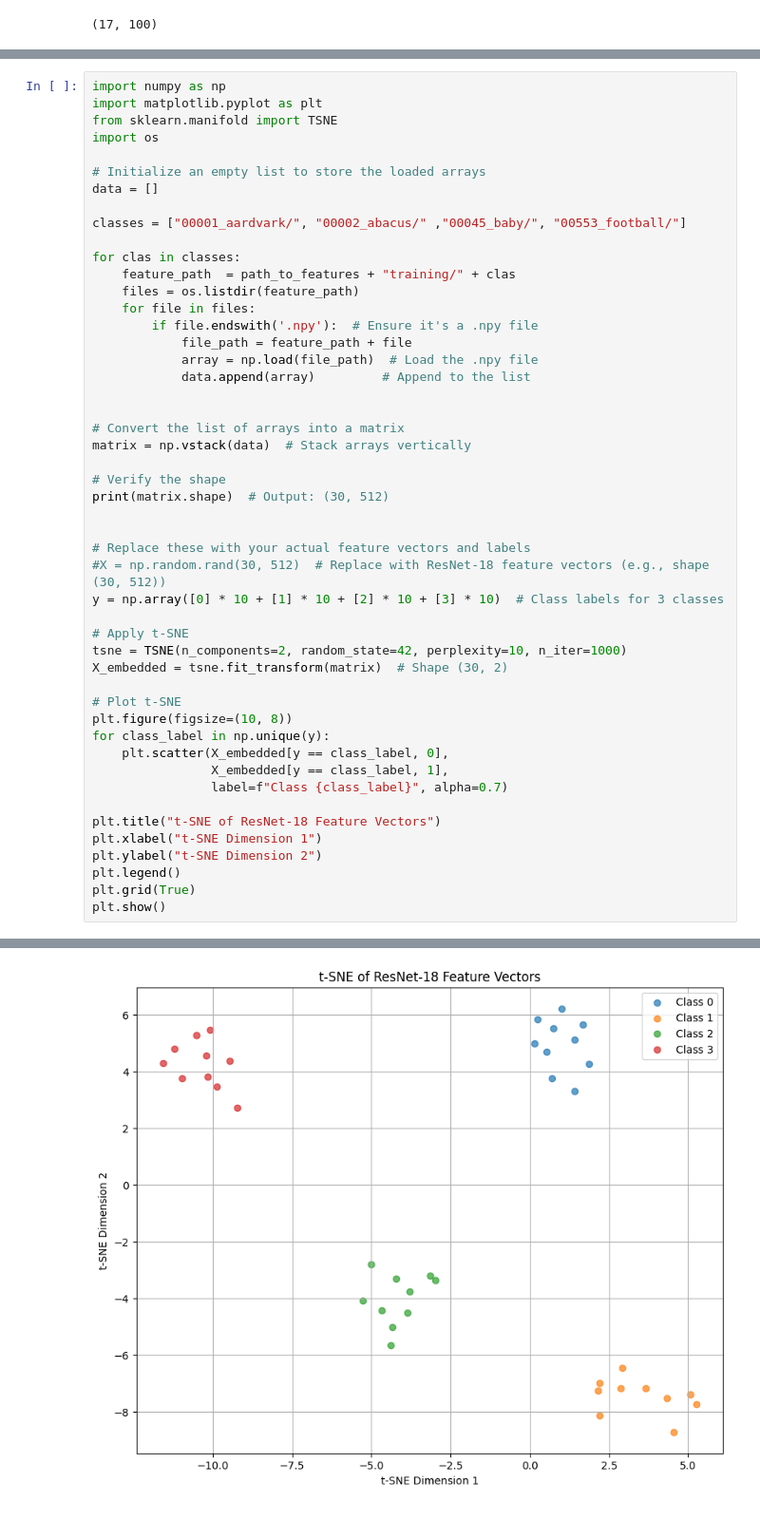
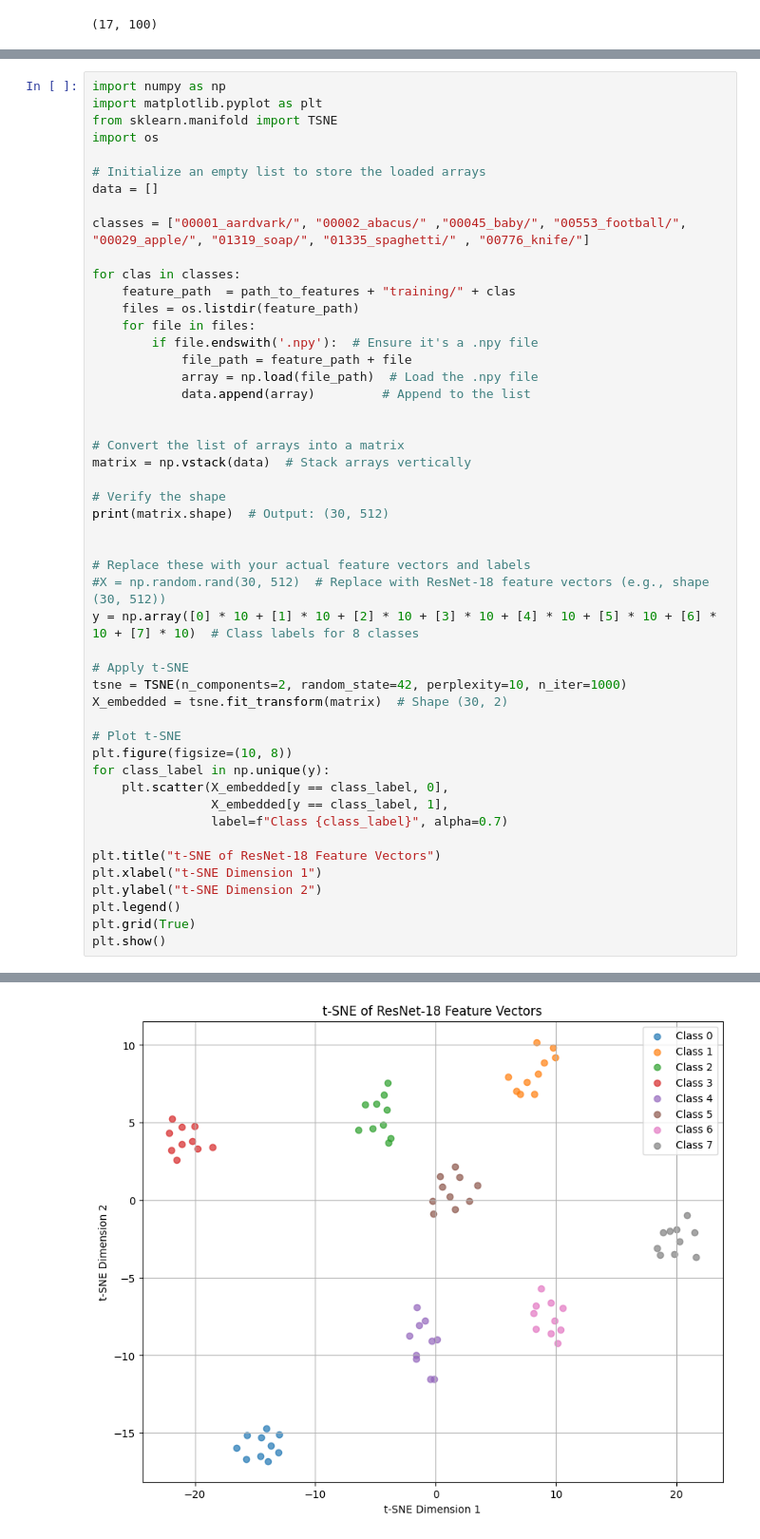
Before and after one commit to aditisaxena12/DecodeEEG, a Jupyter notebook: src/visualize/data_analysis.ipynb, the cells around one changed output, grey strips where cells are left out. Shown at 95% size. Drawn from its saved outputs; the diff is of its cells as text.

Commit message:
code changes for better visualization

```diff
--- a/src/visualize/data_analysis.ipynb
+++ b/src/visualize/data_analysis.ipynb
@@ -223,7 +277,7 @@ import os
 # Initialize an empty list to store the loaded arrays
 data = []
 
-classes = ["00001_aardvark/", "00002_abacus/" ,"00045_baby/", "00553_football/"]
+classes = ["00001_aardvark/", "00002_abacus/" ,"00045_baby/", "00553_football/", "00029_apple/", "01319_soap/", "01335_spaghetti/" , "00776_knife/"]
 
 for clas in classes:
     feature_path  = path_to_features + "training/" + clas
@@ -244,7 +298,7 @@ print(matrix.shape)  # Output: (30, 512)
 
 # Replace these with your actual feature vectors and labels
 #X = np.random.rand(30, 512)  # Replace with ResNet-18 feature vectors (e.g., shape (30, 512))
-y = np.array([0] * 10 + [1] * 10 + [2] * 10 + [3] * 10)  # Class labels for 3 classes
+y = np.array([0] * 10 + [1] * 10 + [2] * 10 + [3] * 10 + [4] * 10 + [5] * 10 + [6] * 10 + [7] * 10)  # Class labels for 8 classes
 
 # Apply t-SNE
 tsne = TSNE(n_components=2, random_state=42, perplexity=10, n_iter=1000)
@@ -268 +322 @@ plt.show()
-[figure, old version]
+[figure, new version]
```
Also changed, not shown: parts of 3 cells of this notebook, 3 other files.
